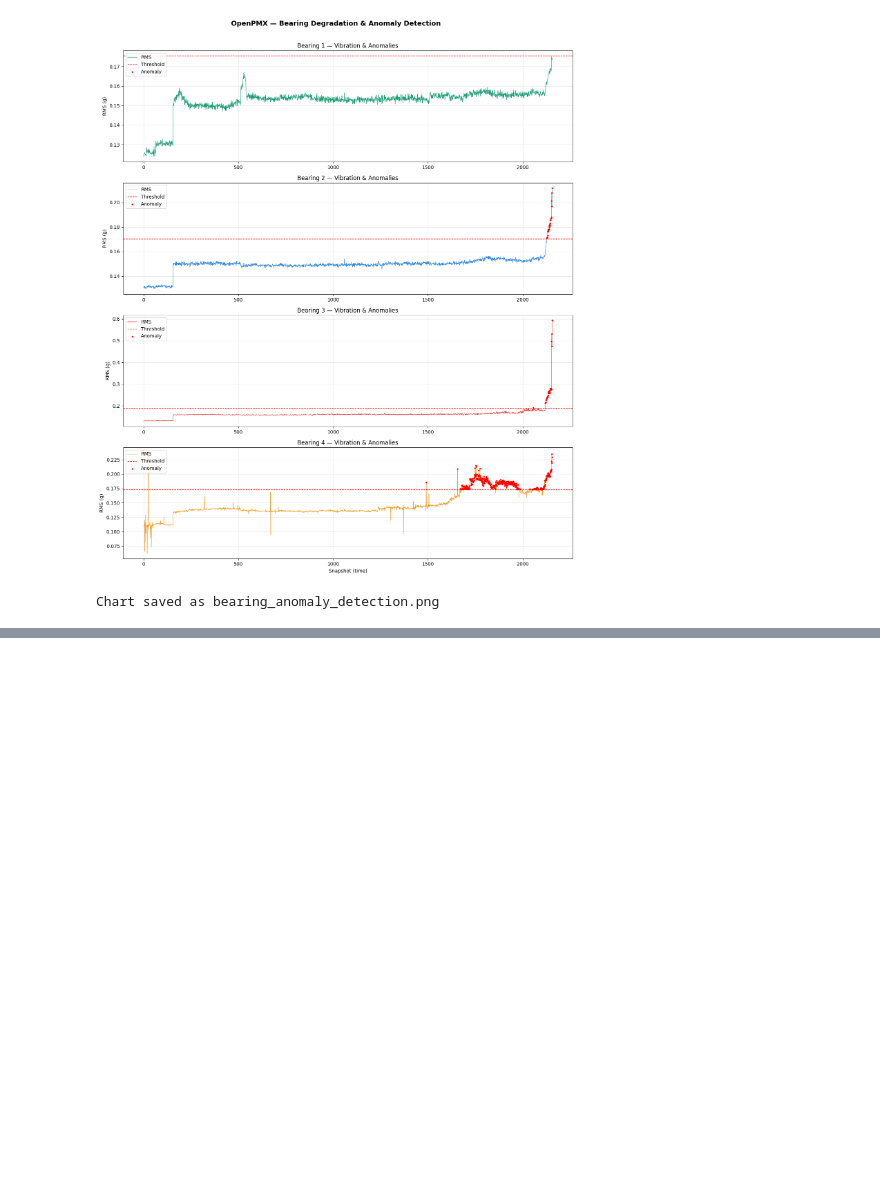
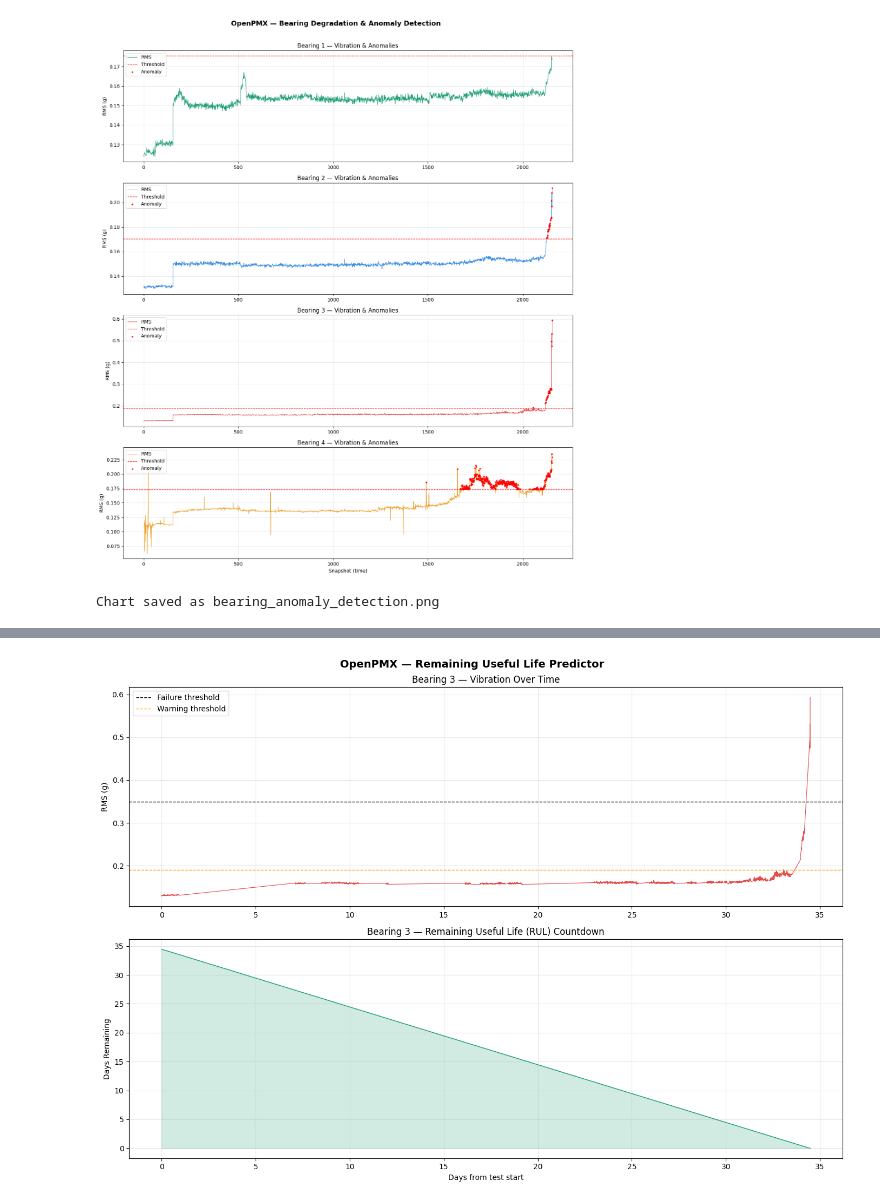
Before and after one commit to SahDhirendra/openpmx, a Jupyter notebook: 02_anomaly_detection.ipynb, the cells around one changed output, grey strips where cells are left out. Saved outputs shown, nothing was run; the diff lists cells and outputs as text; code cells hidden in the pictures; blank space fills up the shorter version.

Commit message:
Phase 2: RUL predictor and health score system - all 4 bearings analyzed

```diff
--- a/02_anomaly_detection.ipynb
+++ b/02_anomaly_detection.ipynb
@@ -307,3 +307,60 @@ print("Chart saved as bearing_anomaly_detection.png")
 # %% [output]
 [figure]
 Chart saved as bearing_anomaly_detection.png
+# %%
+from datetime import datetime
+
+# Convert timestamps to datetime objects
+df["datetime"] = pd.to_datetime(df["timestamp"], format="%Y.%m.%d.%H.%M.%S")
+
+# Calculate days from start
+df["days_from_start"] = (df["datetime"] - df["datetime"].iloc[0]).dt.total_seconds() / 86400
+
+# Define failure threshold for Bearing 3
+failure_threshold = 0.35  # g - clear failure zone
+
+# Find failure point
+failure_idx = df[df["bearing3_rms"] >= failure_threshold].index[0]
+failure_day = df.loc[failure_idx, "days_from_start"]
+
+print(f"Bearing 3 crossed failure threshold at day: {failure_day:.1f}")
+print(f"Failure timestamp: {df.loc[failure_idx, 'datetime']}")
+
+# Calculate RUL for every snapshot
+df["rul_days"] = failure_day - df["days_from_start"]
+df["rul_days"] = df["rul_days"].clip(lower=0)  # no negative RUL
+
+# Plot RUL over time
+fig, axes = plt.subplots(2, 1, figsize=(14, 10))
+
+# Top — Bearing 3 RMS with failure threshold
+axes[0].plot(df["days_from_start"], df["bearing3_rms"],
+             color="#E24B4A", linewidth=0.8)
+axes[0].axhline(y=failure_threshold, color="black",
+                linestyle="--", linewidth=1, label="Failure threshold")
+axes[0].axhline(y=threshold[2], color="orange",
+                linestyle="--", linewidth=1, label="Warning threshold")
+axes[0].set_title("Bearing 3 — Vibration Over Time")
+axes[0].set_ylabel("RMS (g)")
+axes[0].legend()
+axes[0].grid(True, alpha=0.3)
+
+# Bottom — RUL countdown
+axes[1].plot(df["days_from_start"], df["rul_days"],
+             color="#1D9E75", linewidth=1)
+axes[1].fill_between(df["days_from_start"], df["rul_days"],
+                      alpha=0.2, color="#1D9E75")
+axes[1].set_title("Bearing 3 — Remaining Useful Life (RUL) Countdown")
+axes[1].set_ylabel("Days Remaining")
+axes[1].set_xlabel("Days from test start")
+axes[1].grid(True, alpha=0.3)
+
+plt.suptitle("OpenPMX — Remaining Useful Life Predictor",
+             fontsize=14, fontweight="bold")
+plt.tight_layout()
+plt.savefig("rul_prediction.png", dpi=150, bbox_inches="tight")
+plt.show()
+
+print(f"\nTotal test duration: {df['days_from_start'].iloc[-1]:.1f} days")
+print(f"RUL at warning trigger: {df.loc[df['b3_anomaly'].idxmax(), 'rul_days']:.1f} days")
+# %% [output]
@@ -309,0 +369 @@ Chart saved as bearing_anomaly_detection.png
+[figure, added]
```
Also changed, not shown: parts of 3 cells of this notebook, 3 other files.
